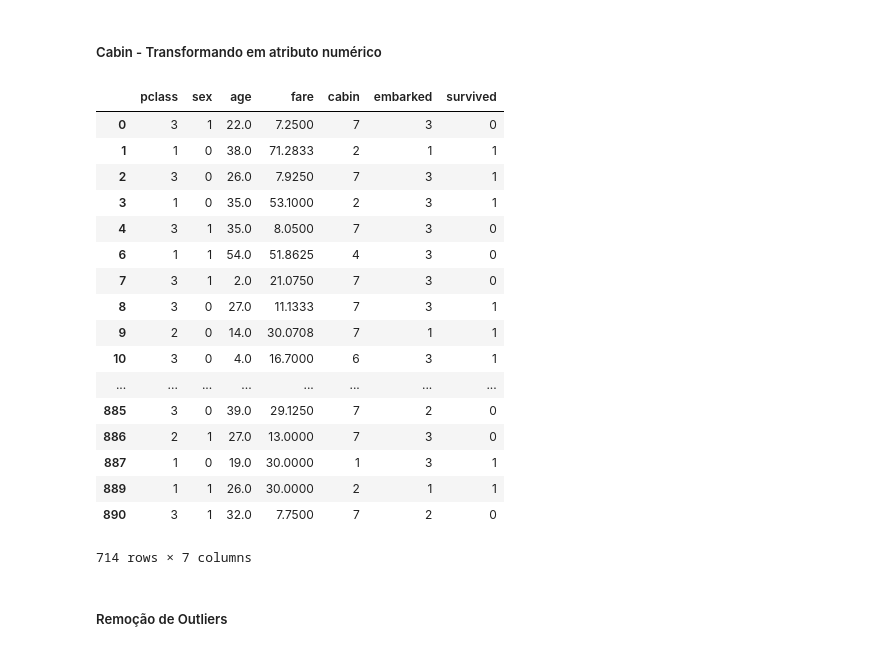
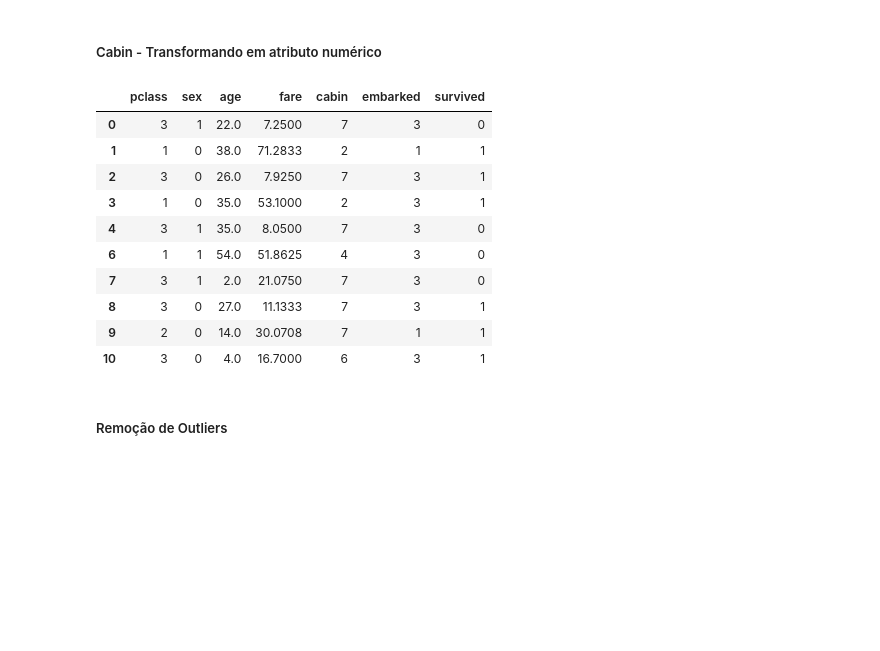
Before and after one commit to matheus-praxedes/Deep-learning, a Jupyter notebook: src/list2_dm.ipynb, the cells around one changed output. Saved outputs shown, nothing was run; the diff lists cells and outputs as text; code cells hidden in the pictures; blank space fills up the shorter version.

```diff
--- a/src/list2_dm.ipynb
+++ b/src/list2_dm.ipynb
@@ -45,6 +43,7 @@ def plot_confusion_matrix(cm, classes,
 # Carregando dados
 train = pd.read_csv('../dataset/train.csv')
 test = pd.read_csv('../dataset/test.csv')
+test = test.sample(430, replace = False, random_state = 11403723)
 
 # Ajustando nomes
 train_labels = [i.lower() for i in train.columns.values]
@@ -146,33 +145,26 @@ display(train[0:10])
 # %%
 train.loc[train['cabin'].notnull(), 'cabin'] = train['cabin'].str[0]
 test.loc[test['cabin'].notnull(), 'cabin'] = test['cabin'].str[0]
 
 train['cabin'].fillna('H', inplace = True)
 test['cabin'].fillna('H', inplace = True)
 
 train['cabin'] = encoder.fit_transform(train['cabin'])
 test['cabin'] = encoder.fit_transform(test['cabin'])
 
-display(train)
+display(train[0:10])
 # %% [output]
 |  | pclass | sex | age | fare | cabin | embarked | survived |
 | 0 | 3 | 1 | 22.0 | 7.2500 | 7 | 3 | 0 |
 | 1 | 1 | 0 | 38.0 | 71.2833 | 2 | 1 | 1 |
 | 2 | 3 | 0 | 26.0 | 7.9250 | 7 | 3 | 1 |
 | 3 | 1 | 0 | 35.0 | 53.1000 | 2 | 3 | 1 |
 | 4 | 3 | 1 | 35.0 | 8.0500 | 7 | 3 | 0 |
 | 6 | 1 | 1 | 54.0 | 51.8625 | 4 | 3 | 0 |
 | 7 | 3 | 1 | 2.0 | 21.0750 | 7 | 3 | 0 |
 | 8 | 3 | 0 | 27.0 | 11.1333 | 7 | 3 | 1 |
 | 9 | 2 | 0 | 14.0 | 30.0708 | 7 | 1 | 1 |
 | 10 | 3 | 0 | 4.0 | 16.7000 | 6 | 3 | 1 |
-| ... | ... | ... | ... | ... | ... | ... | ... |
-| 885 | 3 | 0 | 39.0 | 29.1250 | 7 | 2 | 0 |
-| 886 | 2 | 1 | 27.0 | 13.0000 | 7 | 3 | 0 |
-| 887 | 1 | 0 | 19.0 | 30.0000 | 1 | 3 | 1 |
-| 889 | 1 | 1 | 26.0 | 30.0000 | 2 | 1 | 1 |
-| 890 | 3 | 1 | 32.0 | 7.7500 | 7 | 2 | 0 |
-714 rows × 7 columns
 # %% [markdown]
 ##### Remoção de Outliers
 # %%
```
Also changed, not shown: parts of 15 cells of this notebook, 2 other files.
